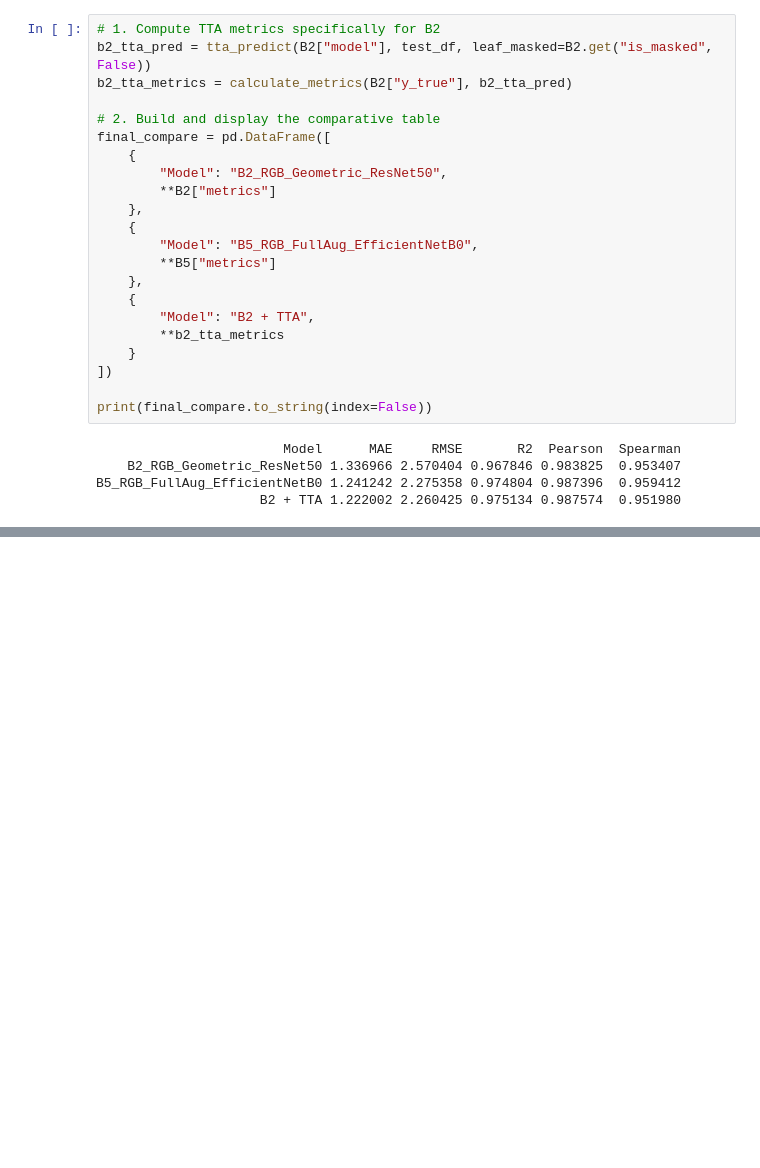
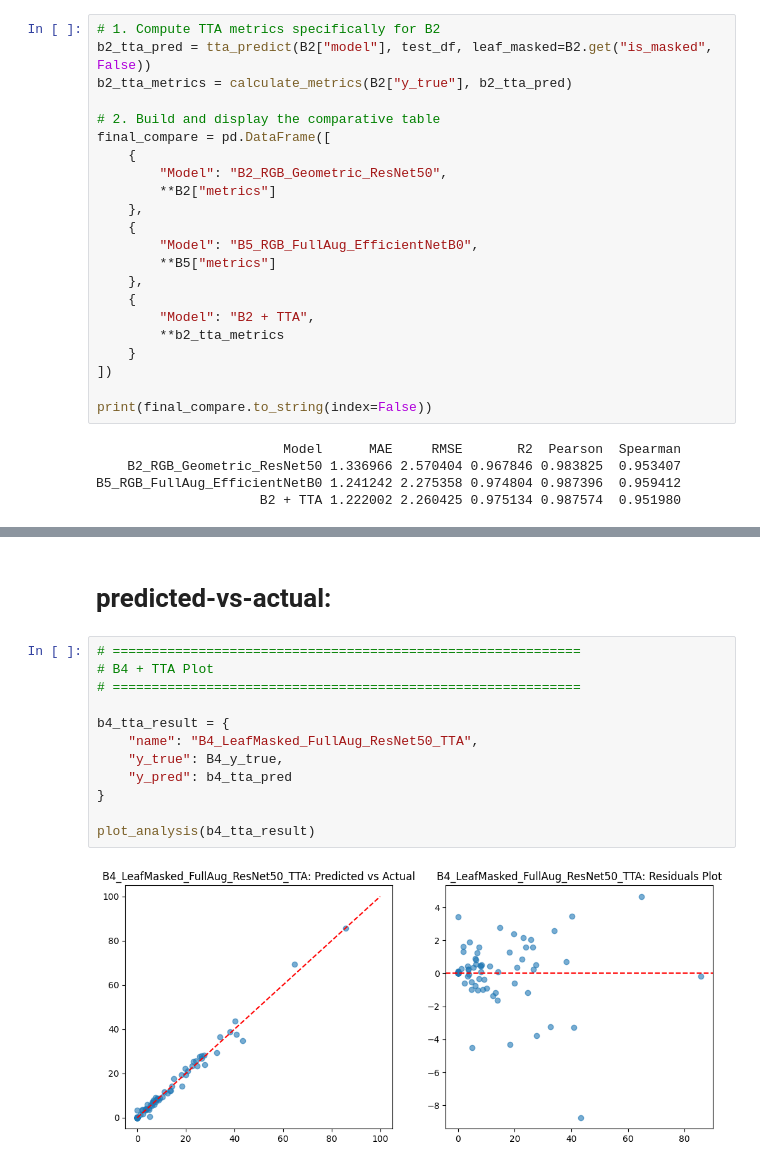
Before and after one commit to iiiyahiya111/Project, a Jupyter notebook: week_3_0.ipynb, the cells around one changed output, grey strips where cells are left out. Cells and saved outputs as stored; diff of their text form; blank space fills up the shorter version.

```diff
--- a/week_3_0.ipynb
+++ b/week_3_0.ipynb
@@ -778,0 +1189,16 @@ B5_RGB_FullAug_EfficientNetB0 1.241242 2.275358 0.974804 0.987396  0.959412
+# %% [markdown]
+# **predicted-vs-actual:**
+# %%
+# ============================================================
+# B4 + TTA Plot
+# ============================================================
+
+b4_tta_result = {
+    "name": "B4_LeafMasked_FullAug_ResNet50_TTA",
+    "y_true": B4_y_true,
+    "y_pred": b4_tta_pred
+}
+
+plot_analysis(b4_tta_result)
+# %% [output]
+[figure, added]
```
Also changed, not shown: parts of 22 cells of this notebook.
